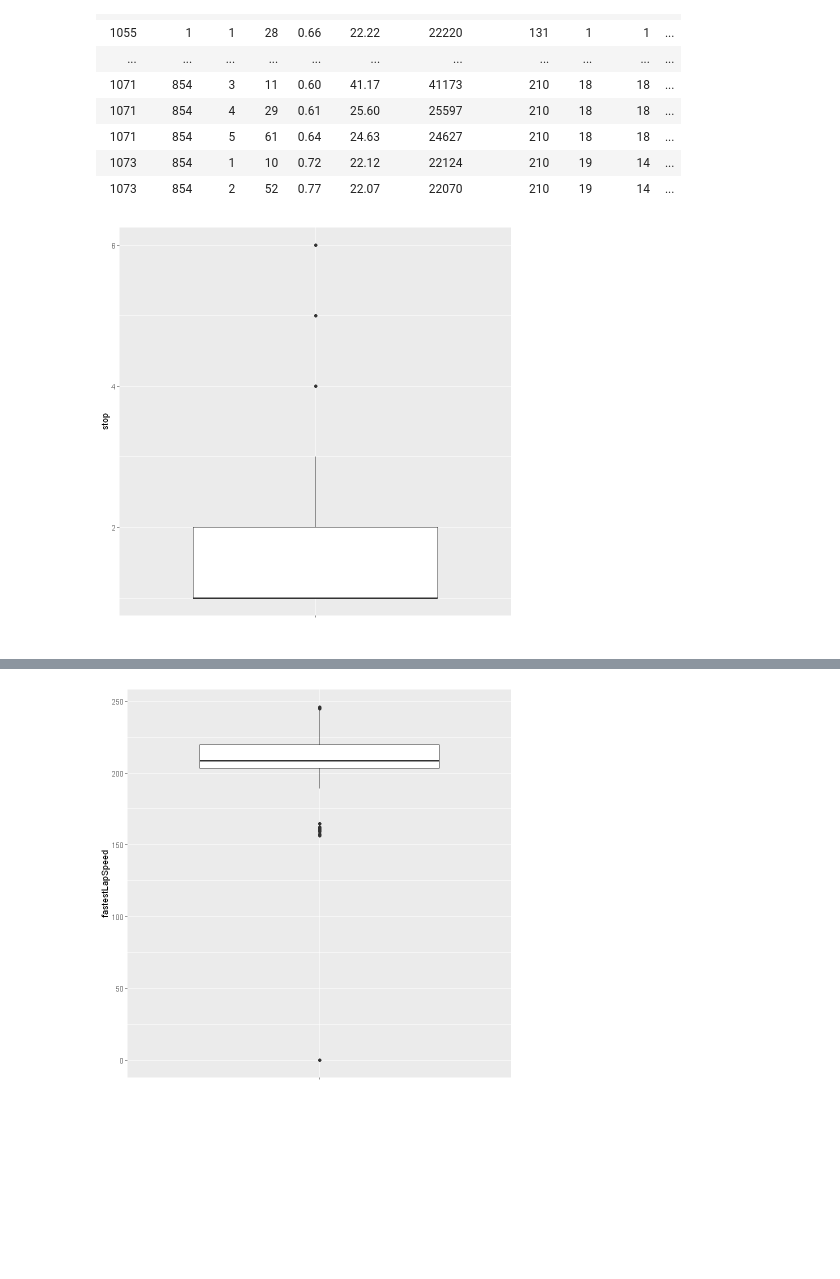
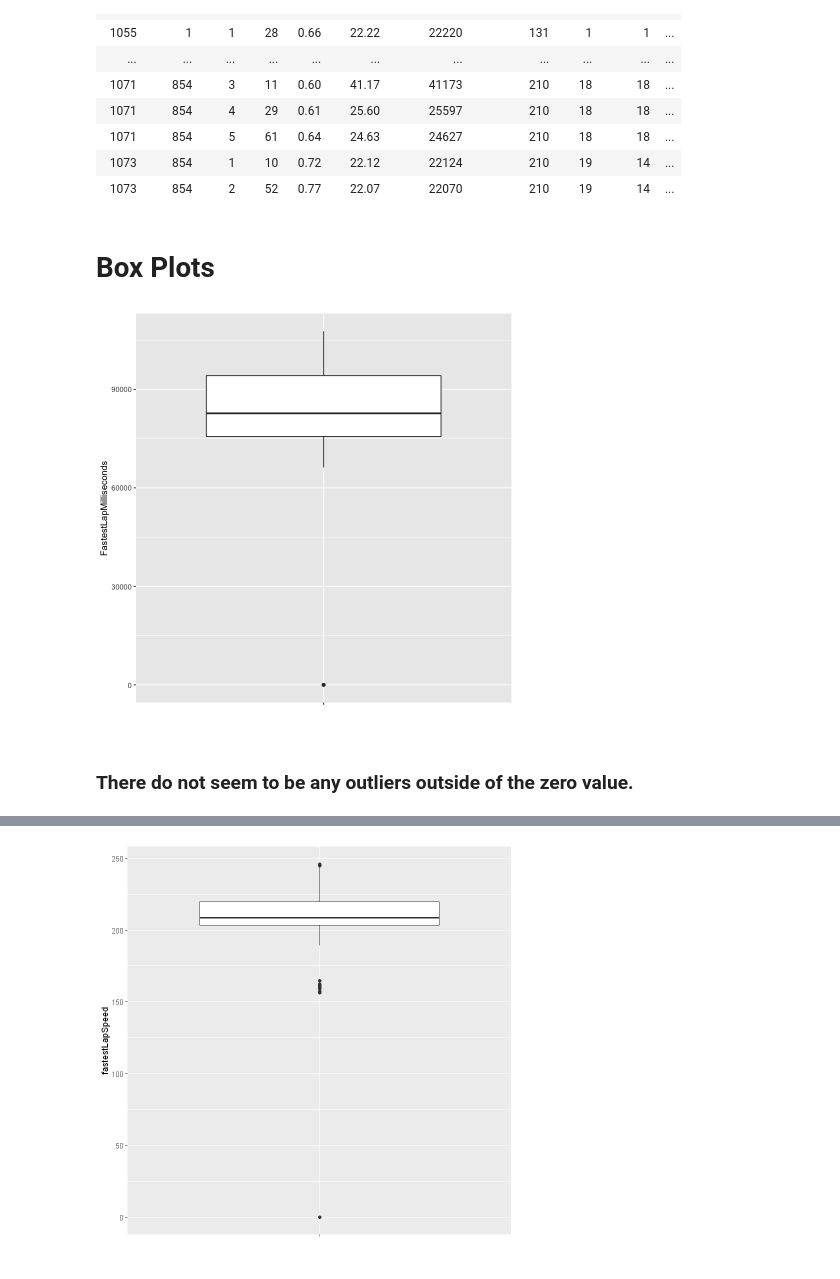
Before and after one commit to sadembele/Final-Project-F1, a Jupyter notebook: Code/Exploration/F1BaseDataExploration_R.ipynb, the cells around one changed output, grey strips where cells are left out. Cells and saved outputs as stored; diff of their text form; code cells hidden in the pictures; blank space fills up the shorter version.

```diff
--- a/Code/Exploration/F1BaseDataExploration_R.ipynb
+++ b/Code/Exploration/F1BaseDataExploration_R.ipynb
@@ -21,5 +21,5 @@ The following objects are masked from 'package:base':
 ✖ dplyr::filter() masks stats::filter()
 ✖ dplyr::lag()    masks stats::lag()
 # %%
-FF = read_csv("C:/Users/Vinnie/OneDrive/Desktop/updated_PitStopFinal.csv")
+FF = read_csv("updated_PitStopFinal.csv")
 # %% [output]
@@ -52,9 +56,13 @@ A spec_tbl_df: 694 × 14
 | 1071 | 854 | 5 | 61 | 0.64 | 24.63 | 24627 | 210 | 18 | 18 | ... |
 | 1073 | 854 | 1 | 10 | 0.72 | 22.12 | 22124 | 210 | 19 | 14 | ... |
 | 1073 | 854 | 2 | 52 | 0.77 | 22.07 | 22070 | 210 | 19 | 14 | ... |
+# %% [markdown]
+# Box Plots
 # %%
-d <- ggplot(FF, aes(x = "", y = stop))
+d <- ggplot(FF, aes(x = "", y = FastestLapMilliseconds))
 d + geom_boxplot() + xlab("")
 # %% [output]
-[figure, old version]
+[figure, new version]
+# %% [markdown]
+### There do not seem to be any outliers outside of the zero value.
 # %%
```
Also changed, not shown: parts of 10 cells of this notebook, 2 other files.
